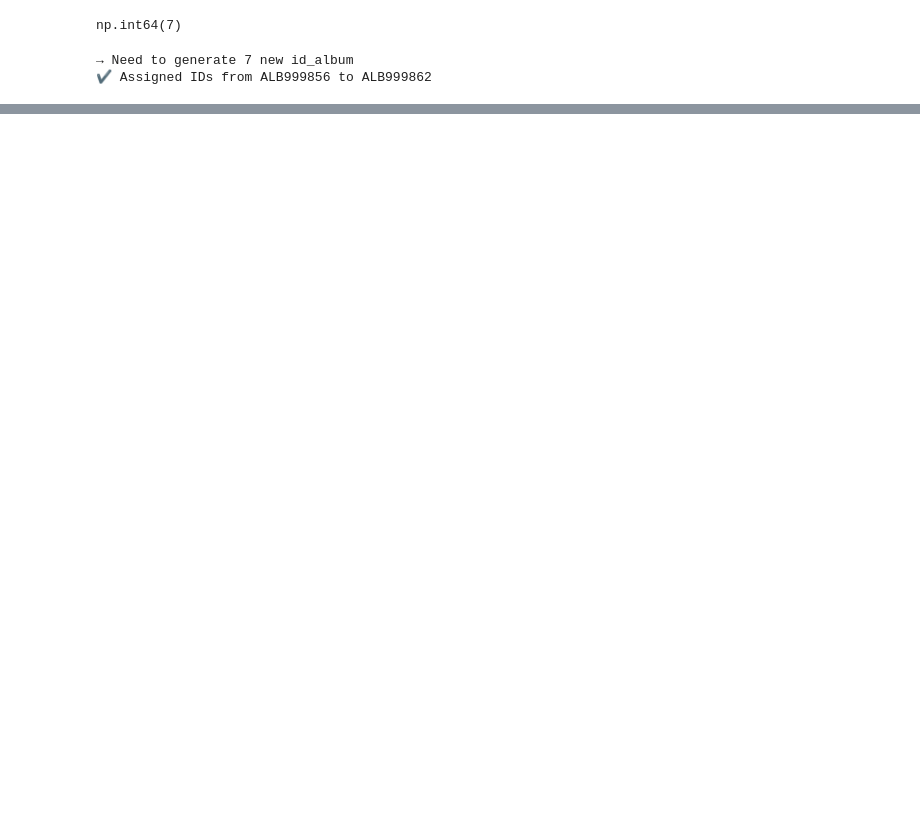
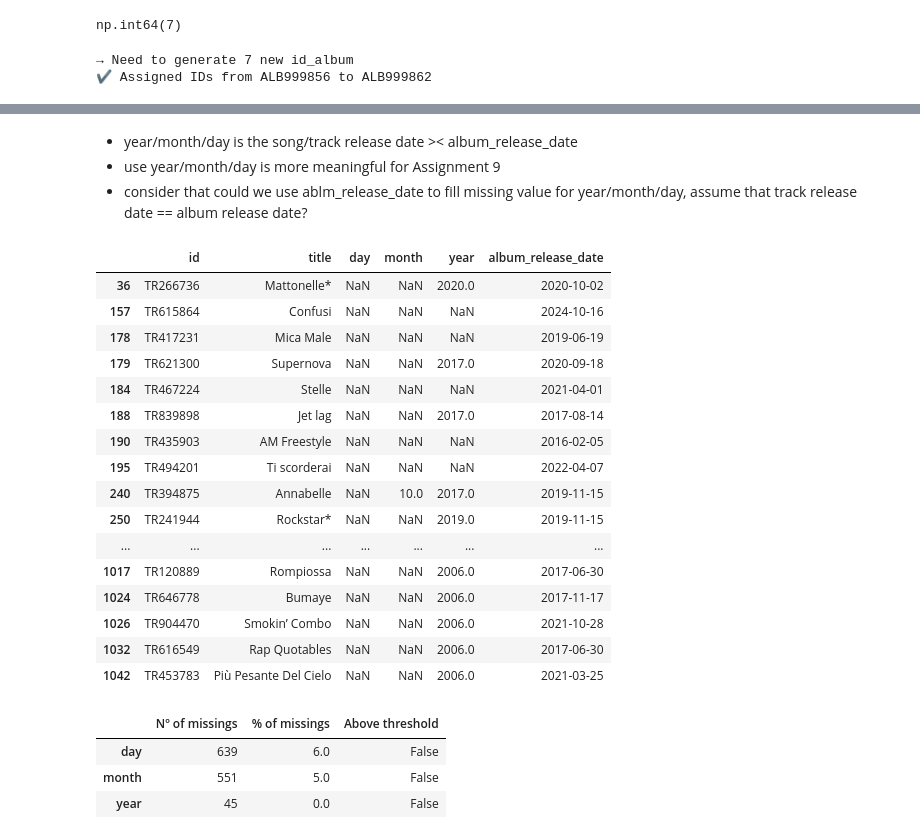
Before and after one commit to Ankit-Bhagat851/DSS-Project, a Jupyter notebook: Chi/tracks_understanding.ipynb, the cells around one changed output, grey strips where cells are left out. Saved outputs shown, nothing was run; the diff lists cells and outputs as text; code cells hidden in the pictures; blank space fills up the shorter version.

Commit message:
new updates on tracks_understanding

```diff
--- a/Chi/tracks_understanding.ipynb
+++ b/Chi/tracks_understanding.ipynb
@@ -1204,0 +1362,31 @@ df_cleaned[df_cleaned["id"].str.contains("TR_", na=False)]
+# %%
+def reassign_duplicate_ids(df, start_new_id="TR999928"):
+    """
+    For each id that appears multiple times:
+    - keep the first line
+    - assign new, increasing id to the remaining duplicate lines: TR999928, TR999929...
+    """
+    df = df.copy()
+
+    prefix = start_new_id[:2]   # TR
+    counter = int(start_new_id[2:])  # 999928
+
+    new_ids = []
+
+    for id_val, group in df.groupby("id"):
+        if len(group) == 1:
+            continue
+
+        keep_idx = group.index[0]
+
+        dup_idx = group.index[1:]
+
+        for idx in dup_idx:
+            new_id = f"{prefix}{counter}"
+            counter += 1
+            new_ids.append((idx, new_id))
+
+    for idx, new_id in new_ids:
+        df.at[idx, "id"] = new_id
+
+    return df
@@ -1369,0 +1745,25 @@ missing_values(df_cleaned)
+# %% [markdown]
+- year/month/day is the song/track release date >< album_release_date
+- use year/month/day is more meaningful for Assignment 9
+- consider that could we use ablm_release_date to fill missing value for year/month/day, assume that track release date == album release date?
+# %%
+df_missing_ymd = df_cleaned[df_cleaned[['year','month','day']].isna().any(axis=1)]
+df_missing_ymd[['id','title','day','month','year','album_release_date']].head(50)
+# %% [output]
+|  | id | title | day | month | year | album_release_date |
+| 36 | TR266736 | Mattonelle* | NaN | NaN | 2020.0 | 2020-10-02 |
+| 157 | TR615864 | Confusi | NaN | NaN | NaN | 2024-10-16 |
+| 178 | TR417231 | Mica Male | NaN | NaN | NaN | 2019-06-19 |
+| 179 | TR621300 | Supernova | NaN | NaN | 2017.0 | 2020-09-18 |
+| 184 | TR467224 | Stelle | NaN | NaN | NaN | 2021-04-01 |
+| 188 | TR839898 | Jet lag | NaN | NaN | 2017.0 | 2017-08-14 |
+| 190 | TR435903 | AM Freestyle | NaN | NaN | NaN | 2016-02-05 |
+| 195 | TR494201 | Ti scorderai | NaN | NaN | NaN | 2022-04-07 |
+| 240 | TR394875 | Annabelle | NaN | 10.0 | 2017.0 | 2019-11-15 |
+| 250 | TR241944 | Rockstar* | NaN | NaN | 2019.0 | 2019-11-15 |
+| ... | ... | ... | ... | ... | ... | ... |
+| 1017 | TR120889 | Rompiossa | NaN | NaN | 2006.0 | 2017-06-30 |
+| 1024 | TR646778 | Bumaye | NaN | NaN | 2006.0 | 2017-11-17 |
+| 1026 | TR904470 | Smokin’ Combo | NaN | NaN | 2006.0 | 2021-10-28 |
+| 1032 | TR616549 | Rap Quotables | NaN | NaN | 2006.0 | 2017-06-30 |
+| 1042 | TR453783 | Più Pesante Del Cielo | NaN | NaN | 2006.0 | 2021-03-25 |
@@ -1369,0 +1805,7 @@ missing_values(df_cleaned)
+# %%
+missing_values(df_cleaned)
+# %% [output]
+|  | Nº of missings | % of missings | Above threshold |
+| day | 639 | 6.0 | False |
+| month | 551 | 5.0 | False |
+| year | 45 | 0.0 | False |
```
Also changed, not shown: parts of 46 cells of this notebook, 2 other files.
